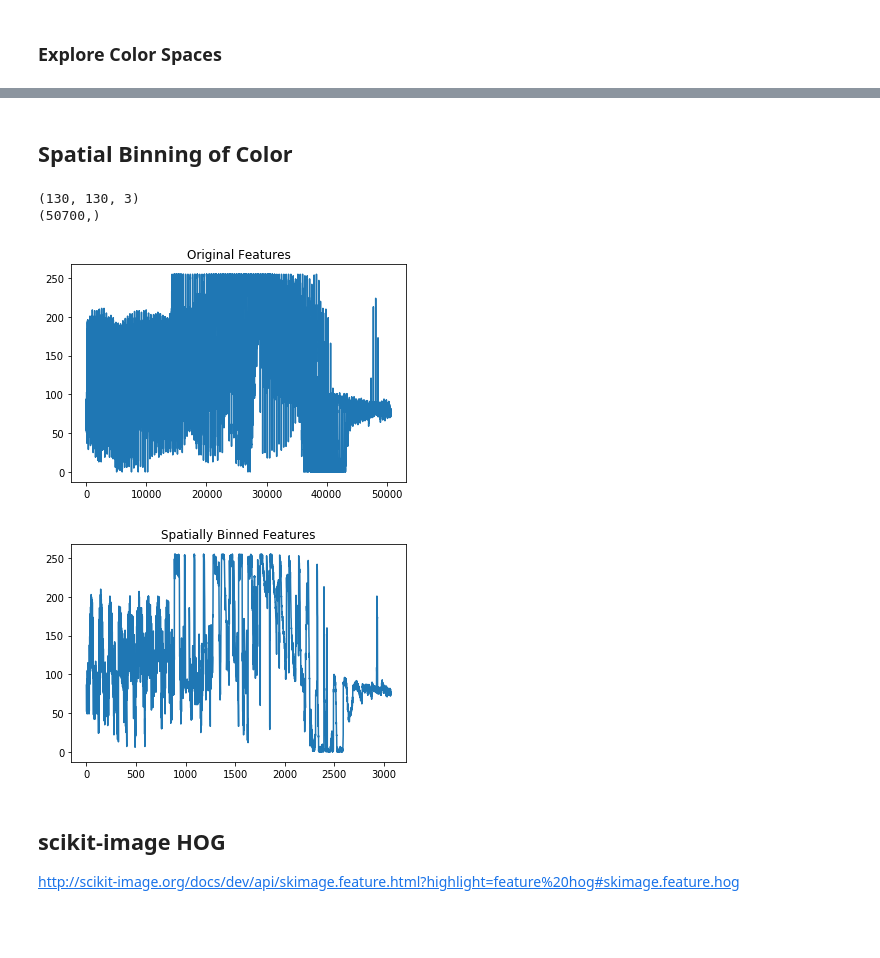
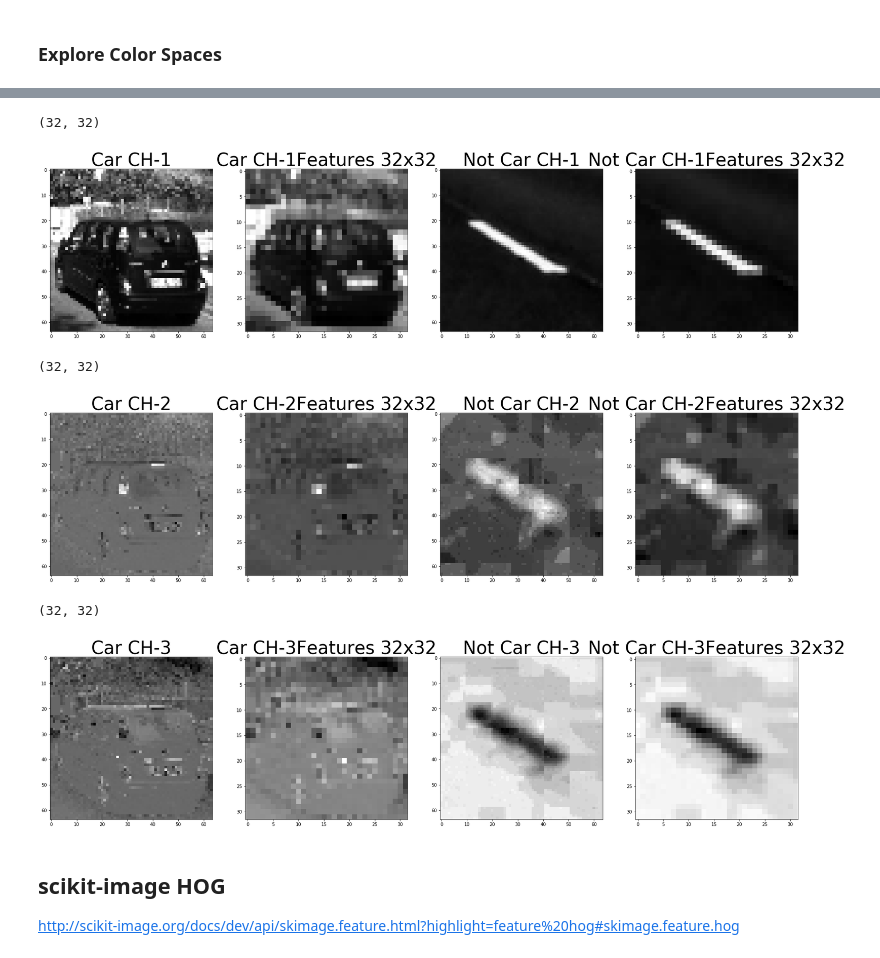
Before and after one commit to erickaoshoulin/CarND-LaneLines-P5, a Jupyter notebook: vehicle_detection.ipynb, the cells around one changed output, grey strips where cells are left out. Cells and saved outputs as stored; diff of their text form; code cells hidden in the pictures; blank space fills up the shorter version.

```diff
--- a/vehicle_detection.ipynb
+++ b/vehicle_detection.ipynb
@@ -124,56 +157,58 @@ plt.show()
-# %% [markdown]
-## Spatial Binning of Color
 # %%
-# Define a function to compute color histogram features
-# Pass the color_space flag as 3-letter all caps string
-# like 'HSV' or 'LUV' etc.
 def bin_spatial(img, color_space='RGB', size=(32, 32)):
     # Convert image to new color space (if specified)
     if color_space != 'RGB':
         if color_space == 'HSV':
             feature_image = cv2.cvtColor(img, cv2.COLOR_RGB2HSV)
         elif color_space == 'LUV':
             feature_image = cv2.cvtColor(img, cv2.COLOR_RGB2LUV)
         elif color_space == 'HLS':
             feature_image = cv2.cvtColor(img, cv2.COLOR_RGB2HLS)
         elif color_space == 'YUV':
             feature_image = cv2.cvtColor(img, cv2.COLOR_RGB2YUV)
         elif color_space == 'YCrCb':
             feature_image = cv2.cvtColor(img, cv2.COLOR_RGB2YCrCb)
     else: feature_image = np.copy(img)
     # Use cv2.resize().ravel() to create the feature vector
-    features = cv2.resize(feature_image, size).ravel()
+    #features = cv2.resize(feature_image, size).ravel()
+    resize_features = cv2.resize(feature_image, size)
     # Return the feature vector
-    return features
-
-image = mpimg.imread('examples/test_img.jpg')
-#small_img = cv2.resize(image, (32, 32))
-print(image.shape)
-
-# Return a contiguous flattened array.
-# https://docs.scipy.org/doc/numpy/reference/generated/numpy.ravel.html
-ori_feature_vec = image.ravel()
-print(ori_feature_vec.shape)
-
-# Plot features
-plt.plot(ori_feature_vec)
-plt.title('Original Features')
-plt.show()
+    return feature_image, resize_features
 
 
-feature_vec = bin_spatial(image, color_space='RGB', size=(32, 32))
-#feature_HLS = bin_spatial(image, color_space='HLS', size=(32, 32))
+feature_car_vec, resize_feature_car_vec = bin_spatial(car_img, color_space='YCrCb', size=(32, 32))
+feature_not_car_vec, resize_feature_not_car_vec = bin_spatial(not_car_img, color_space='YCrCb', size=(32, 32))
 
 
-# Plot features
-plt.plot(feature_vec)
-plt.title('Spatially Binned Features')
-plt.show()
+for ch in range(3) :
+    car_img = feature_car_vec[:,:,ch]
+    not_car_img = feature_not_car_vec[:,:,ch]
+    resize_car_img = resize_feature_car_vec[:,:,ch]
+    resize_not_car_img = resize_feature_not_car_vec[:,:,ch]
+
+    print(resize_car_img.shape)
+    # Plot the examples
+    fig = plt.figure(figsize=(30, 30))
+    plt.subplot(141)
+    plt.imshow(car_img, cmap='gray')
+    plt.title('Car CH-'+ str (ch+1), fontsize=40)
+    plt.subplot(142)
+    plt.imshow(resize_car_img, cmap='gray')
+    plt.title('Car CH-'+ str (ch+1)+ 'Features 32x32', fontsize=40)
+    plt.subplot(143)
+    plt.imshow(not_car_img , cmap='gray')
+    plt.title('Not Car CH-'+ str (ch+1), fontsize=40)
+    plt.subplot(144)
+    plt.imshow(resize_not_car_img, cmap='gray')
+    plt.title('Not Car CH-'+ str (ch+1)+ 'Features 32x32', fontsize=40)
+    plt.show()
 # %% [output]
-(130, 130, 3)
-(50700,)
+(32, 32)
-[figure, old version]
+[figure, new version]
+(32, 32)
-[figure, old version]
+[figure, new version]
+(32, 32)
+[figure, added]
 # %% [markdown]
 ## scikit-image HOG
 
```
Also changed, not shown: parts of 59 cells of this notebook, 8 other files.
